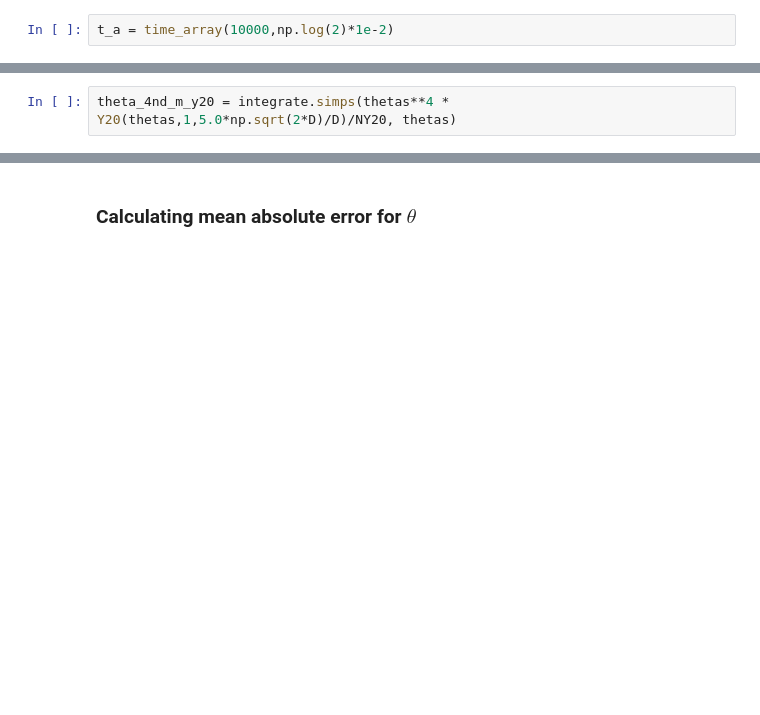
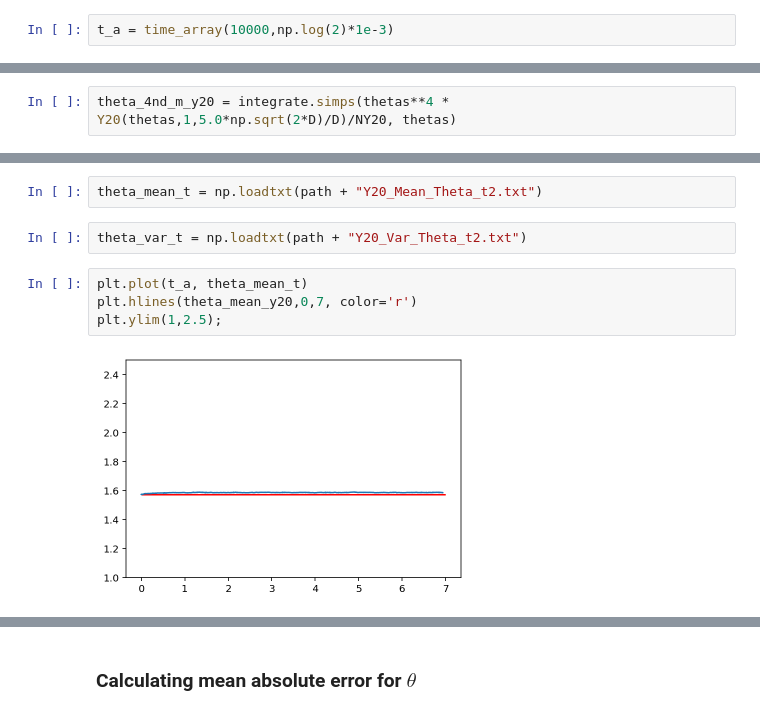
Before and after one commit to AdrianoValdesGomez/PhD-Thesis, a Jupyter notebook: Error_Analysis_Y20.ipynb, the cells around one changed output, grey strips where cells are left out. Drawn from its saved outputs; the diff is of its cells as text; blank space fills up the shorter version.

```diff
--- a/Error_Analysis_Y20.ipynb
+++ b/Error_Analysis_Y20.ipynb
@@ -57,7 +57,7 @@ def time_array(MC_steps, dt):
 # %% [markdown]
 ### Generating time array
 # %%
-t_a = time_array(10000,np.log(2)*1e-2)
+t_a = time_array(10000,np.log(2)*1e-3)
 # %% [markdown]
 ## We need to calculate the first moments of the distribution
 # %% [markdown]
@@ -128,0 +191,10 @@ theta_4nd_m_y20 = integrate.simps(thetas**4 * Y20(thetas,1,5.0*np.sqrt(2*D)/D)/N
+# %%
+theta_mean_t = np.loadtxt(path + "Y20_Mean_Theta_t2.txt")
+# %%
+theta_var_t = np.loadtxt(path + "Y20_Var_Theta_t2.txt")
+# %%
+plt.plot(t_a, theta_mean_t)
+plt.hlines(theta_mean_y20,0,7, color='r')
+plt.ylim(1,2.5);
+# %% [output]
+[figure, added]
```
Also changed, not shown: parts of 21 cells of this notebook.
